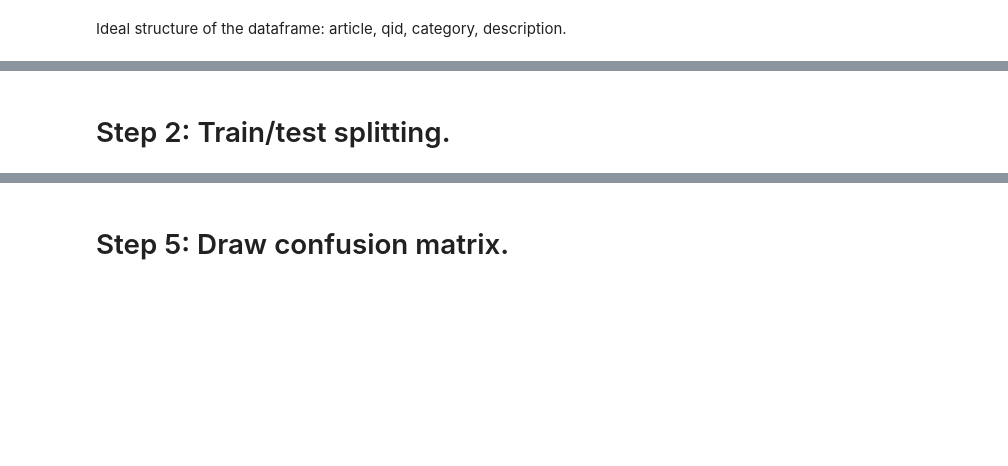
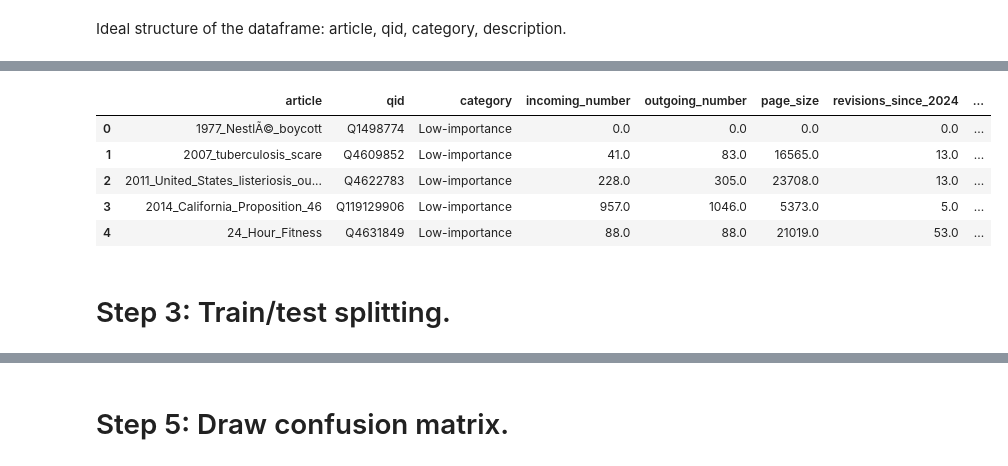
Before and after one commit to Wellesley-CS234/cs-234-final-project-part-2-crystalzhaozj, a Jupyter notebook: 3. text_classification.ipynb, the cells around one changed output, grey strips where cells are left out. Cells and saved outputs as stored; diff of their text form; code cells hidden in the pictures; blank space fills up the shorter version.

```diff
--- a/3. text_classification.ipynb
+++ b/3. text_classification.ipynb
@@ -36,0 +84,10 @@ Add a column, "sequence", to train the model on this data and its corresponding
+# %%
+from sklearn.feature_extraction import DictVectorizer
+import numpy as np
+vec = DictVectorizer(sparse=False, dtype=np.int64)
+# %%
+X = vec.fit_transform(dfDict)
+# %%
+dfVectors = pd.DataFrame(X.tolist(),  # the data for the dataframe is a list of lists
+                         columns=vec.get_feature_names_out()) # a list of feature names
+dfVectors.head()
@@ -36,0 +101,12 @@ Add a column, "sequence", to train the model on this data and its corresponding
+# %%
+dfLabels = classifier_df[['article','qid', 'category']]
+# %%
+dfFinal = pd.concat([dfLabels, dfVectors], axis=1)
+dfFinal.head()
+# %% [output]
+|  | article | qid | category | incoming_number | outgoing_number | page_size | revisions_since_2024 | ... |
+| 0 | 1977_NestlÃ©_boycott | Q1498774 | Low-importance | 0.0 | 0.0 | 0.0 | 0.0 | ... |
+| 1 | 2007_tuberculosis_scare | Q4609852 | Low-importance | 41.0 | 83.0 | 16565.0 | 13.0 | ... |
+| 2 | 2011_United_States_listeriosis_ou... | Q4622783 | Low-importance | 228.0 | 305.0 | 23708.0 | 13.0 | ... |
+| 3 | 2014_California_Proposition_46 | Q119129906 | Low-importance | 957.0 | 1046.0 | 5373.0 | 5.0 | ... |
+| 4 | 24_Hour_Fitness | Q4631849 | Low-importance | 88.0 | 88.0 | 21019.0 | 53.0 | ... |
@@ -37,2 +115,2 @@ Add a column, "sequence", to train the model on this data and its corresponding
 # %% [markdown]
-# Step 2: Train/test splitting.
+# Step 3: Train/test splitting.
```
Also changed, not shown: parts of 60 cells of this notebook, 11 other files.
